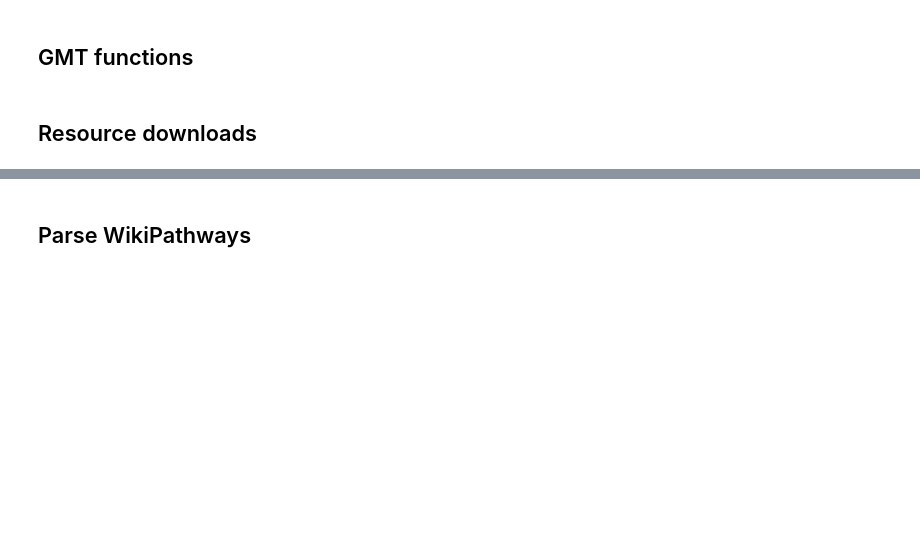
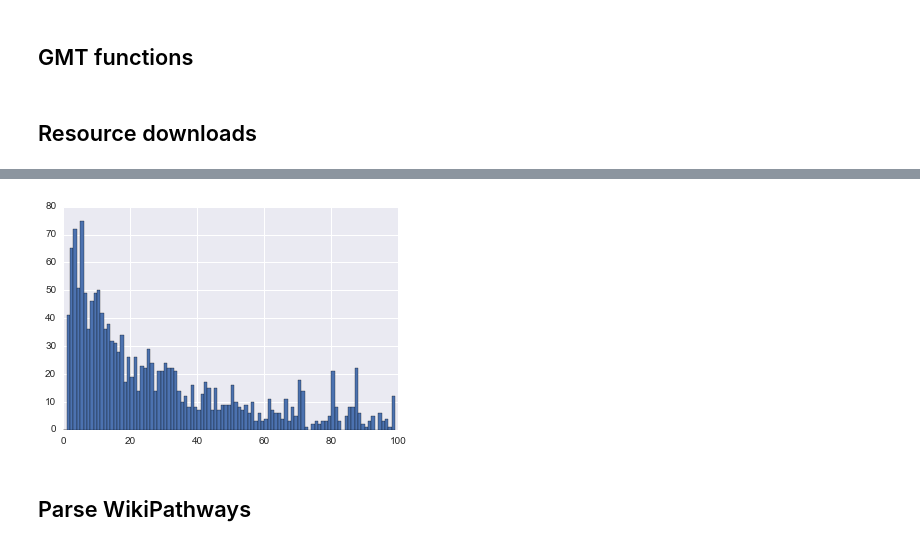
Before and after one commit to dhimmel/pathways, a Jupyter notebook: merge-resources.ipynb, the cells around one changed output, grey strips where cells are left out. Cells and saved outputs as stored; diff of their text form; code cells hidden in the pictures; blank space fills up the shorter version.

```diff
--- a/merge-resources.ipynb
+++ b/merge-resources.ipynb
@@ -44,3 +131,9 @@ Last-modified header missing -- time-stamps turned off.
+# %%
+# Histogram of genes per pathway
+plt.hist(pc_df.genes.map(len), numpy.arange(100));
+plt.xlim(0, 100);
+# %% [output]
+[figure, added]
 # %% [markdown]
 ## Parse WikiPathways
 # %%
```
Also changed, not shown: parts of 28 cells of this notebook, 6 other files.
